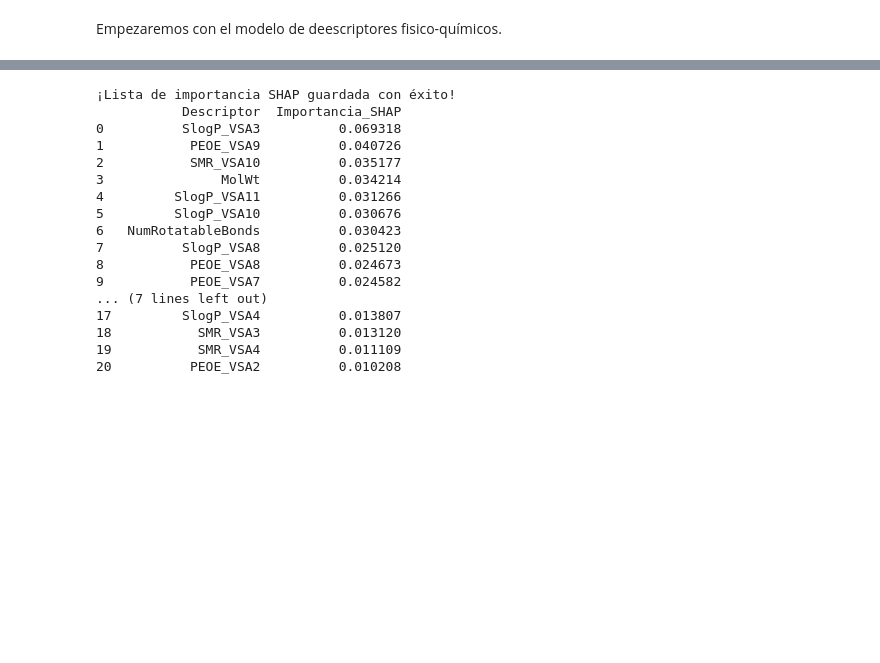
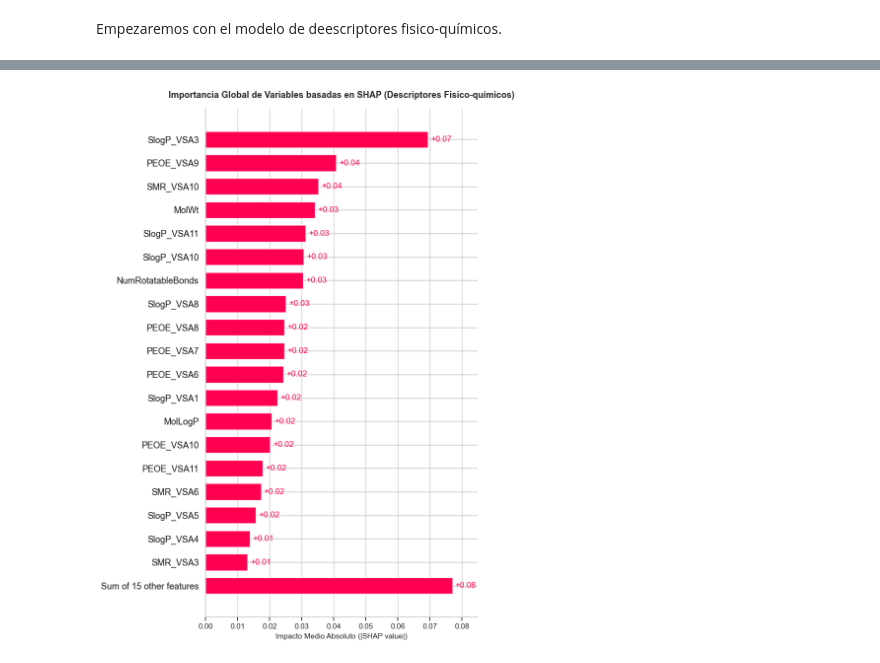
Before and after one commit to jpelaez511/TFM, a Jupyter notebook: notebook/03_Entrenamiento_Modelo.ipynb, the cells around one changed output, grey strips where cells are left out. Drawn from its saved outputs; the diff is of its cells as text; code cells hidden in the pictures; blank space fills up the shorter version.

Commit message:
Representación gráfica de los descriptores ordenados por su relevancia en la predicción

```diff
--- a/notebook/03_Entrenamiento_Modelo.ipynb
+++ b/notebook/03_Entrenamiento_Modelo.ipynb
@@ -272,39 +272,21 @@ plt.show()
-# %%
-# 1. Calculamos la importancia global como la media del valor absoluto de SHAP
-importancias_shap = np.abs(shap_values_fisiq.values).mean(axis=0)
-
-# 2. Creamos un DataFrame emparejando el nombre del descriptor con su valor
-df_ranking_shap = pd.DataFrame({
-    'Descriptor': X_test_fisiq_df.columns,
-    'Importancia_SHAP': importancias_shap
-})
-
-# 3. Lo ordenamos de mayor a menor importancia
-df_ranking_shap = df_ranking_shap.sort_values(by='Importancia_SHAP', ascending=False).reset_index(drop=True)
-
-# 4. Guardamos a CSV con formato compatible para tu Excel en español
-df_ranking_shap.round(4).to_csv("ranking_importancia_SHAP.csv", sep=';', decimal=',', index=False)
-
-print("¡Lista de importancia SHAP guardada con éxito!")
-print(df_ranking_shap.head(21))
-# %% [output]
-¡Lista de importancia SHAP guardada con éxito!
-           Descriptor  Importancia_SHAP
-0          SlogP_VSA3          0.069318
-1           PEOE_VSA9          0.040726
-2           SMR_VSA10          0.035177
-3               MolWt          0.034214
-4         SlogP_VSA11          0.031266
-5         SlogP_VSA10          0.030676
-6   NumRotatableBonds          0.030423
-7          SlogP_VSA8          0.025120
-8           PEOE_VSA8          0.024673
-9           PEOE_VSA7          0.024582
-... (7 lines left out)
-17         SlogP_VSA4          0.013807
-18           SMR_VSA3          0.013120
-19           SMR_VSA4          0.011109
-20          PEOE_VSA2          0.010208
+# %%
+# Configuramos el tamaño de la figura
+plt.figure(figsize=(10, 8))
+
+# Invocamos el gráfico de barras nativo de SHAP
+# (.plots.bar calcula de forma automática el valor medio absoluto)
+shap.plots.bar(shap_values_fisiq, max_display=20, show=False)
+
+# Ajustes estéticos finales
+plt.title("Importancia Global de Variables basadas en SHAP (Descriptores Fisico-químicos)", fontsize=13, fontweight='bold', pad=15)
+plt.xlabel("Impacto Medio Absoluto (|SHAP value|)", fontsize=11)
+plt.tight_layout()
+
+# Guardamos la imagen
+plt.savefig("shap_barplot_nativo_fisico.png", dpi=300)
+plt.show()
+# %% [output]
+[figure, added]
 # %%
 # Repetimos lo mismo con el otro modelo
 nombres_maccs = [col for col in df_maccs.columns if col not in ['Smiles', 'pChEMBL_Value', 'pChEMBL Value']]
```
Also changed, not shown: parts of 4 cells of this notebook, 5 other files.
